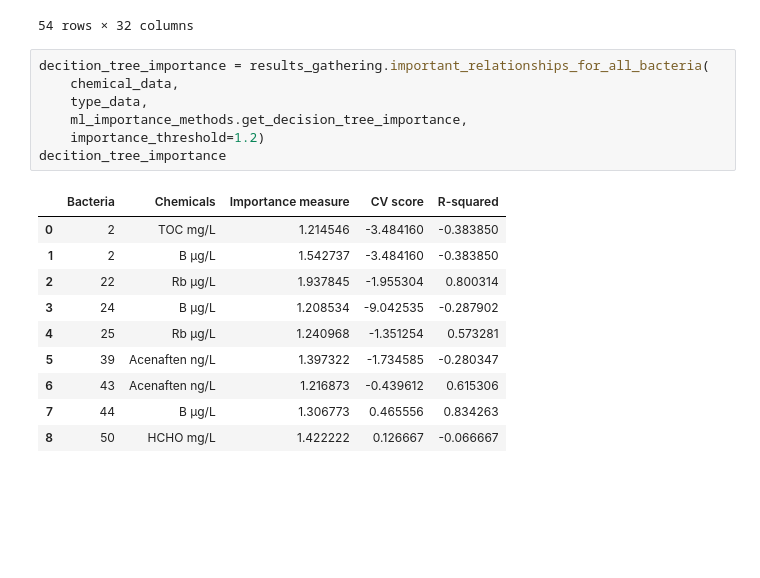
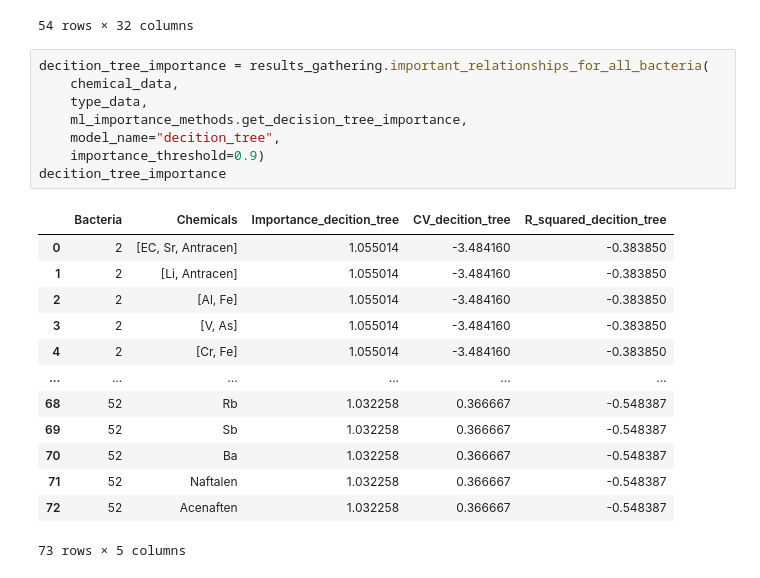
Before and after one commit to melehean/Bioinformatics-Project, a Jupyter notebook: type_analysis.ipynb, the cells around one changed output. Drawn from its saved outputs; the diff is of its cells as text; blank space fills up the shorter version.

```diff
--- a/type_analysis.ipynb
+++ b/type_analysis.ipynb
@@ -59,21 +59,25 @@ type_data
 # %%
 decition_tree_importance = results_gathering.important_relationships_for_all_bacteria(
     chemical_data,
     type_data,
     ml_importance_methods.get_decision_tree_importance,
-    importance_threshold=1.2)
+    model_name="decition_tree",
+    importance_threshold=0.9)
 decition_tree_importance
 # %% [output]
-|  | Bacteria | Chemicals | Importance measure | CV score | R-squared |
-| 0 | 2 | TOC mg/L | 1.214546 | -3.484160 | -0.383850 |
-| 1 | 2 | B µg/L | 1.542737 | -3.484160 | -0.383850 |
-| 2 | 22 | Rb µg/L | 1.937845 | -1.955304 | 0.800314 |
-| 3 | 24 | B µg/L | 1.208534 | -9.042535 | -0.287902 |
-| 4 | 25 | Rb µg/L | 1.240968 | -1.351254 | 0.573281 |
-| 5 | 39 | Acenaften ng/L | 1.397322 | -1.734585 | -0.280347 |
-| 6 | 43 | Acenaften ng/L | 1.216873 | -0.439612 | 0.615306 |
-| 7 | 44 | B µg/L | 1.306773 | 0.465556 | 0.834263 |
-| 8 | 50 | HCHO mg/L | 1.422222 | 0.126667 | -0.066667 |
+|  | Bacteria | Chemicals | Importance_decition_tree | CV_decition_tree | R_squared_decition_tree |
+| 0 | 2 | [EC, Sr, Antracen] | 1.055014 | -3.484160 | -0.383850 |
+| 1 | 2 | [Li, Antracen] | 1.055014 | -3.484160 | -0.383850 |
+| 2 | 2 | [Al, Fe] | 1.055014 | -3.484160 | -0.383850 |
+| 3 | 2 | [V, As] | 1.055014 | -3.484160 | -0.383850 |
+| 4 | 2 | [Cr, Fe] | 1.055014 | -3.484160 | -0.383850 |
+| ... | ... | ... | ... | ... | ... |
+| 68 | 52 | Rb | 1.032258 | 0.366667 | -0.548387 |
+| 69 | 52 | Sb | 1.032258 | 0.366667 | -0.548387 |
+| 70 | 52 | Ba | 1.032258 | 0.366667 | -0.548387 |
+| 71 | 52 | Naftalen | 1.032258 | 0.366667 | -0.548387 |
+| 72 | 52 | Acenaften | 1.032258 | 0.366667 | -0.548387 |
+73 rows × 5 columns
 # %%
 xgboost_feature_importance = results_gathering.important_relationships_for_all_bacteria(
     chemical_data,
```
Also changed, not shown: parts of 5 cells of this notebook, 2 other files.
